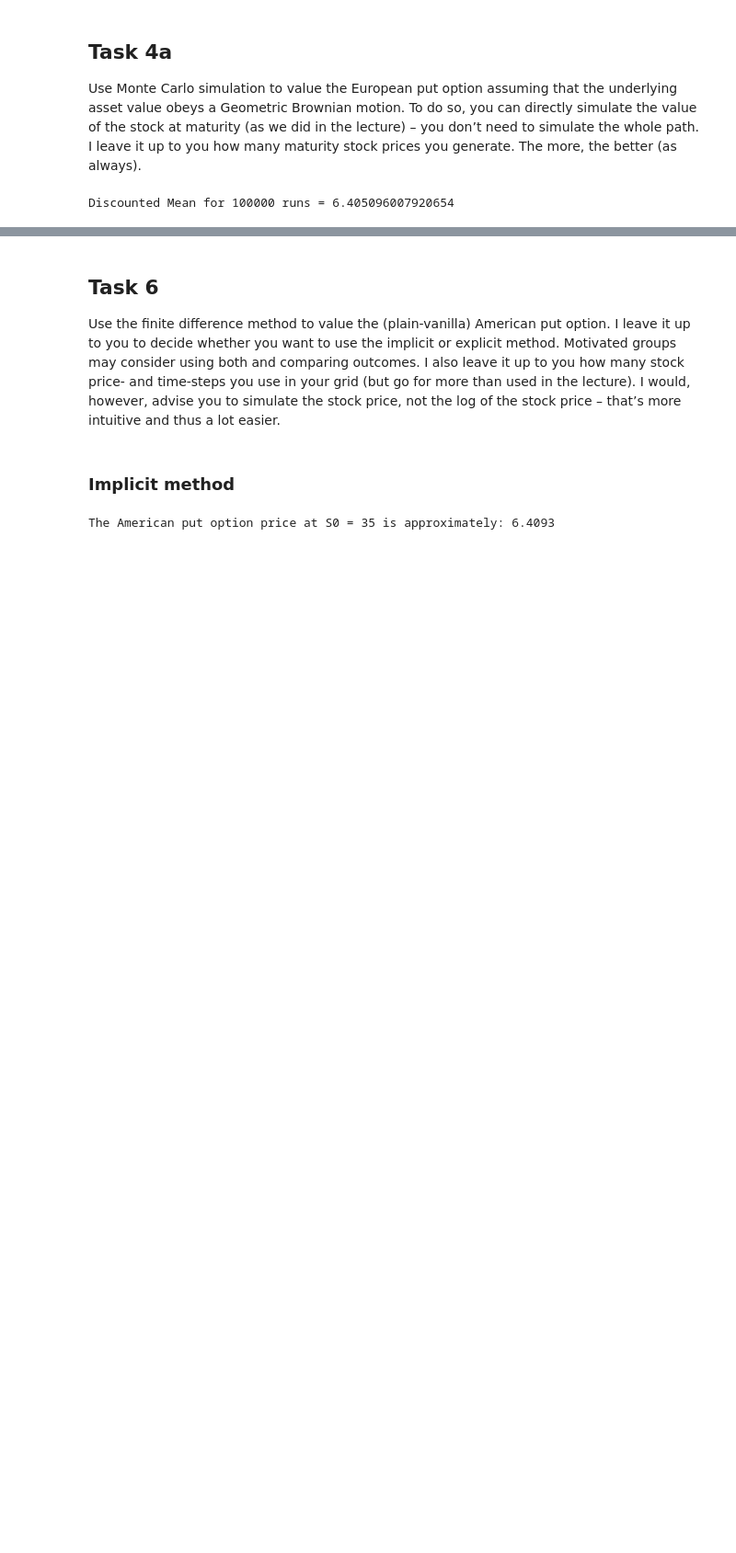
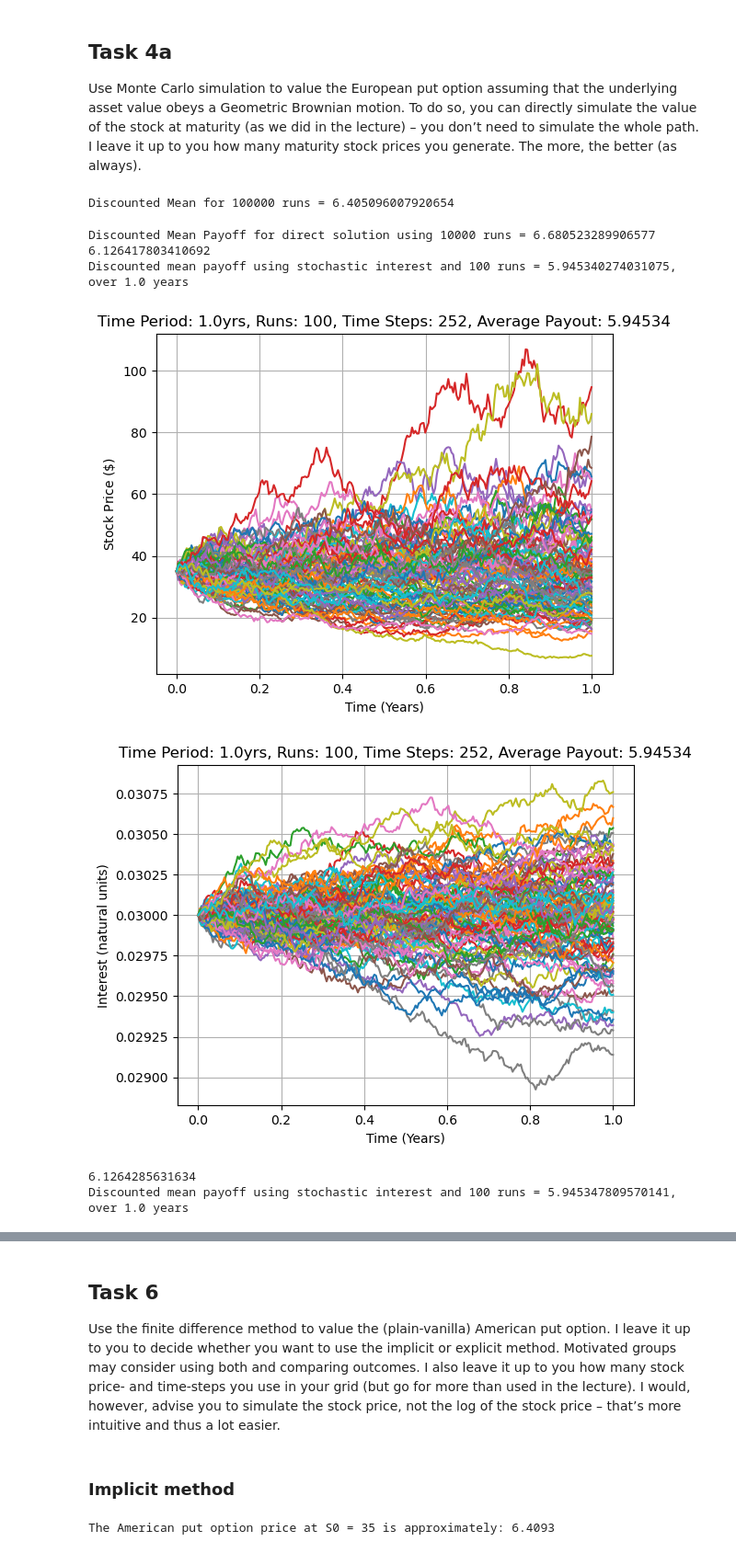
Before and after one commit to Nikolyking/Derivative-Securities-CWA, a Jupyter notebook: main.ipynb, the cells around one changed output, grey strips where cells are left out. Shown at 92% size. Cells and saved outputs as stored; diff of their text form; code cells hidden in the pictures; blank space fills up the shorter version.

```diff
--- a/main.ipynb
+++ b/main.ipynb
@@ -449,7 +449,7 @@ q = 0.04
 sigma_s = 0.45
 ns = [252] # time steps
 runs = 100 # number of runs
-disc = np.exp(-r*t) # discount rate
+disc = np.exp(-r0*t) # discount rate
 
 rho = -0.15 ## ASSUMED
 np.random.seed(42)
@@ -466,7 +466,7 @@ def direct_solve(runs):
         z = np.random.standard_normal()
 
         # Calculate St
-        st = s0 * np.exp((r - 0.5 * sigma_s ** 2) * t + sigma_s * z * np.sqrt(t))
+        st = s0 * np.exp((r0 - 0.5 * sigma_s ** 2) * t + sigma_s * z * np.sqrt(t))
 
         # Find payoff
         payoff = np.maximum(st-k, 0)
@@ -505,7 +505,7 @@ q = 0.04
 sigma_s = 0.45
 ns = [252] # time steps
 runs = 100 # number of runs
-disc = np.exp(-r*t) # discount rate
+disc = np.exp(-r0*t) # discount rate
 
 rho = -0.15 ## ASSUMED
 np.random.seed(42)
@@ -625,7 +625,7 @@ q = 0.04
 sigma_s = 0.45
 ns = [252] # time steps
 runs = 100 # number of runs
-disc = np.exp(-r*t) # discount rate
+disc = np.exp(-r0*t) # discount rate
 
 rho = -0.15 ## ASSUMED
 np.random.seed(42)
@@ -703,30 +703,38 @@ def discrete_plot():
         print(mean_payoff)
 
         mean_interest = np.mean(interest_averages)
         disc = np.exp(-mean_interest*t)
         print(f'Discounted mean payoff using stochastic interest and {runs} runs = {mean_payoff*disc}, over {t} years')
 
         # Graph stuff
         plt.grid(True, which = 'major', linestyle = '-')
         plt.grid(True, which = 'minor', linestyle = '--')
         plt.ylabel("Stock Price ($\$$)")
         plt.xlabel("Time (Years)")
         plt.title(f'Time Period: {t}yrs, Runs: {runs}, Time Steps: {n}, Average Payout: {mean_payoff*disc:.6}')
         plt.savefig(f'MonteCarlo_r_{runs}_n_{n}.png', bbox_inches='tight', dpi = 1200)
         plt.show()
 
         # Plot each run
         for i in range(runs):
             plt.plot(steps, rs[i, :])
 
         # Graph stuff
         plt.grid(True, which = 'major', linestyle = '-')
         plt.grid(True, which = 'minor', linestyle = '--')
         plt.ylabel("Interest (natural units)")
         plt.xlabel("Time (Years)")
         plt.title(f'Time Period: {t}yrs, Runs: {runs}, Time Steps: {n}, Average Payout: {mean_payoff*disc:.6}')
         plt.savefig(f'MonteCarlo_r_{runs}_n_{n}.png', bbox_inches='tight', dpi = 1200)
         plt.show()
 
 # Plot using discrete time
 discrete_plot()
+# %% [output]
+Discounted Mean Payoff for direct solution using 10000 runs = 6.680523289906577
+6.126417803410692
+Discounted mean payoff using stochastic interest and 100 runs = 5.945340274031075, over 1.0 years
+[figure, added]
+[figure, added]
+6.1264285631634
+Discounted mean payoff using stochastic interest and 100 runs = 5.945347809570141, over 1.0 years
```
Also changed, not shown: parts of 1 cell of this notebook, 1 other file.
